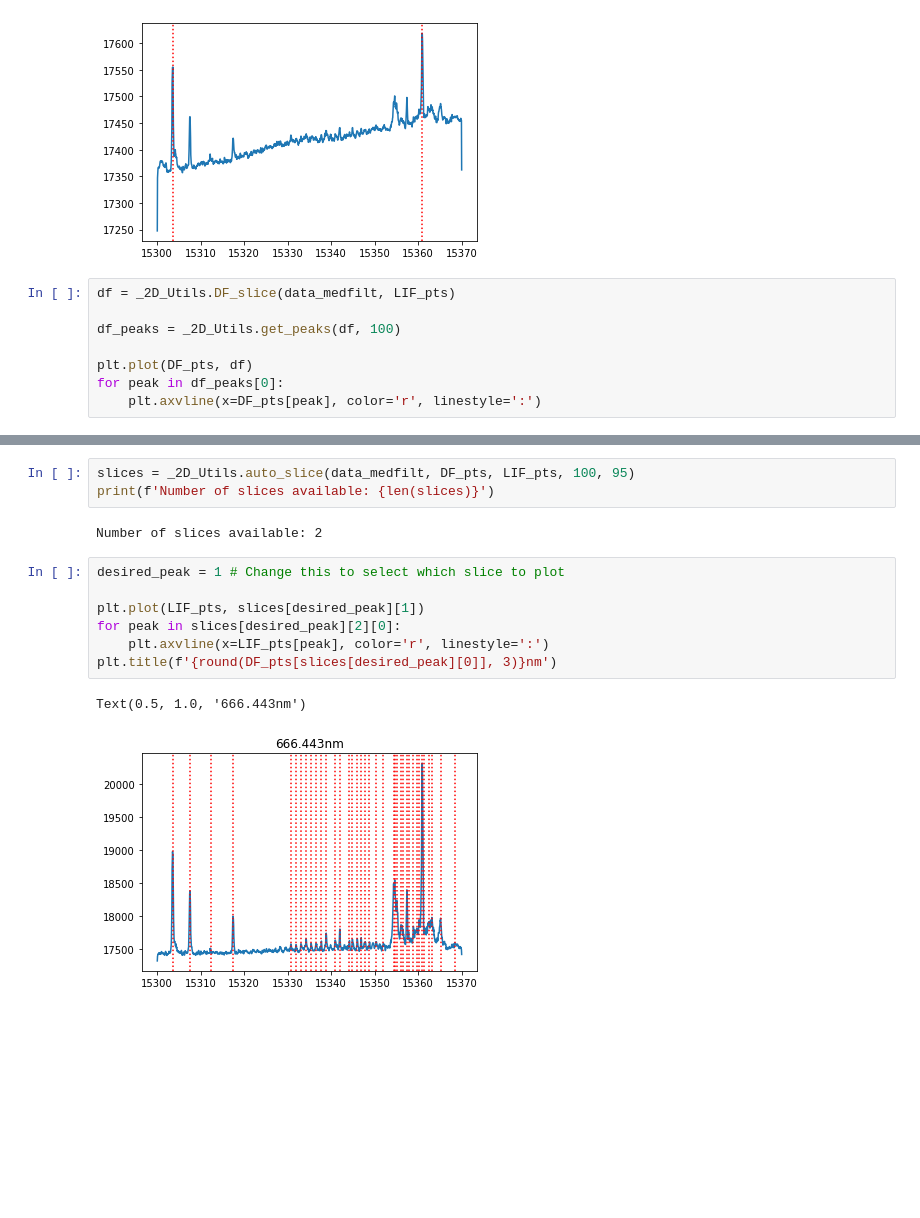
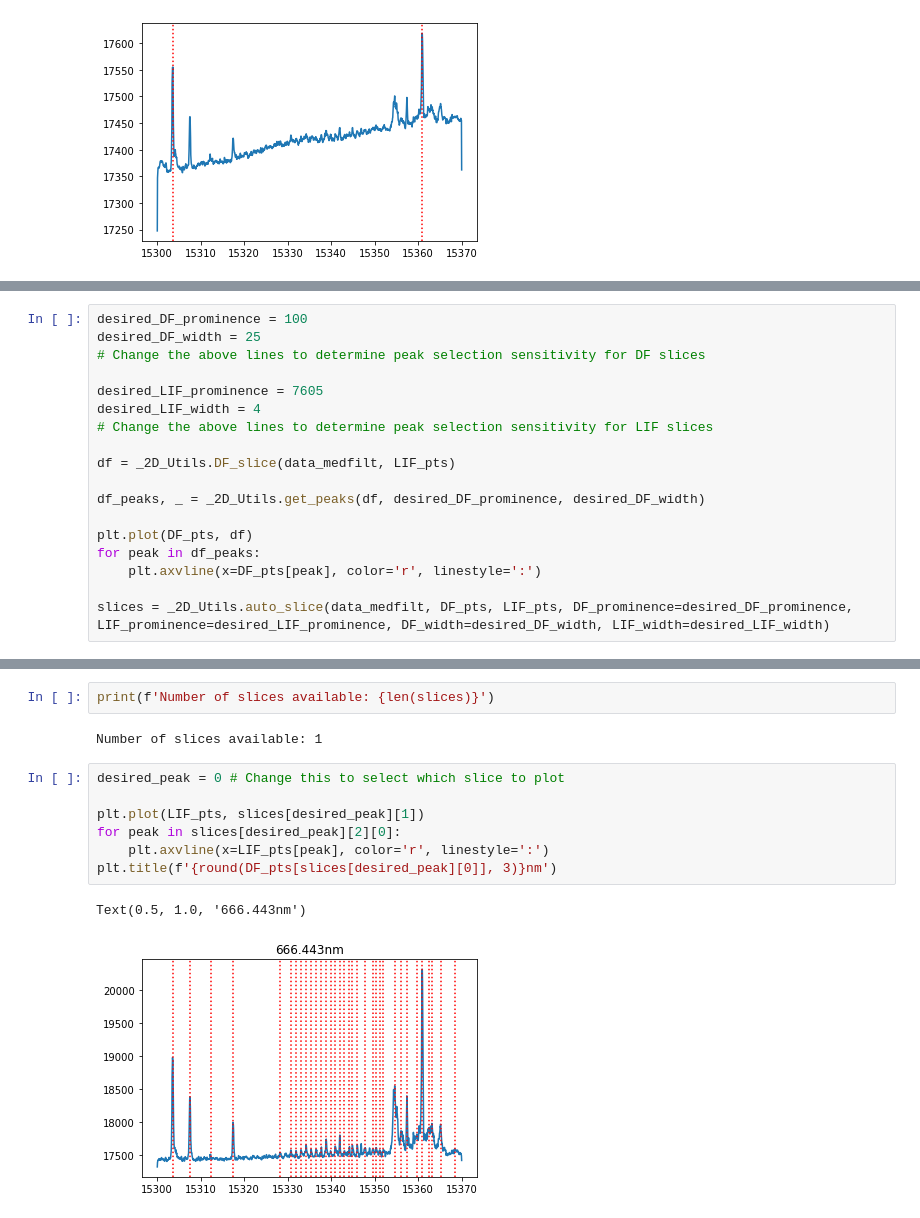
Before and after one commit to c-nielson/Heaven-Lab-Program-Repo, a Jupyter notebook: 2D Grapher.ipynb, the cells around one changed output, grey strips where cells are left out. Drawn from its saved outputs; the diff is of its cells as text; blank space fills up the shorter version.

```diff
--- a/2D Grapher.ipynb
+++ b/2D Grapher.ipynb
@@ -58,11 +58,3 @@ for peak in lif_peaks[0]:
     plt.axvline(x=LIF_pts[peak], color='r', linestyle=':')
 # %% [output]
 [figure]
-# %%
-df = _2D_Utils.DF_slice(data_medfilt, LIF_pts)
-
-df_peaks = _2D_Utils.get_peaks(df, 100)
-
-plt.plot(DF_pts, df)
-for peak in df_peaks[0]:
-    plt.axvline(x=DF_pts[peak], color='r', linestyle=':')
@@ -70,0 +61,18 @@ for peak in df_peaks[0]:
+# %%
+desired_DF_prominence = 100
+desired_DF_width = 25
+# Change the above lines to determine peak selection sensitivity for DF slices
+
+desired_LIF_prominence = 7605
+desired_LIF_width = 4
+# Change the above lines to determine peak selection sensitivity for LIF slices
+
+df = _2D_Utils.DF_slice(data_medfilt, LIF_pts)
+
+df_peaks, _ = _2D_Utils.get_peaks(df, desired_DF_prominence, desired_DF_width)
+
+plt.plot(DF_pts, df)
+for peak in df_peaks:
+    plt.axvline(x=DF_pts[peak], color='r', linestyle=':')
+
+slices = _2D_Utils.auto_slice(data_medfilt, DF_pts, LIF_pts, DF_prominence=desired_DF_prominence, LIF_prominence=desired_LIF_prominence, DF_width=desired_DF_width, LIF_width=desired_LIF_width)
@@ -71,15 +81,14 @@ for peak in df_peaks[0]:
 # %%
-slices = _2D_Utils.auto_slice(data_medfilt, DF_pts, LIF_pts, 100, 95)
 print(f'Number of slices available: {len(slices)}')
 # %% [output]
-Number of slices available: 2
+Number of slices available: 1
 # %%
-desired_peak = 1 # Change this to select which slice to plot
+desired_peak = 0 # Change this to select which slice to plot
 
 plt.plot(LIF_pts, slices[desired_peak][1])
 for peak in slices[desired_peak][2][0]:
     plt.axvline(x=LIF_pts[peak], color='r', linestyle=':')
 plt.title(f'{round(DF_pts[slices[desired_peak][0]], 3)}nm')
 # %% [output]
 Text(0.5, 1.0, '666.443nm')
-[figure, old version]
+[figure, new version]
```
Also changed, not shown: parts of 2 cells of this notebook, 1 other file.
